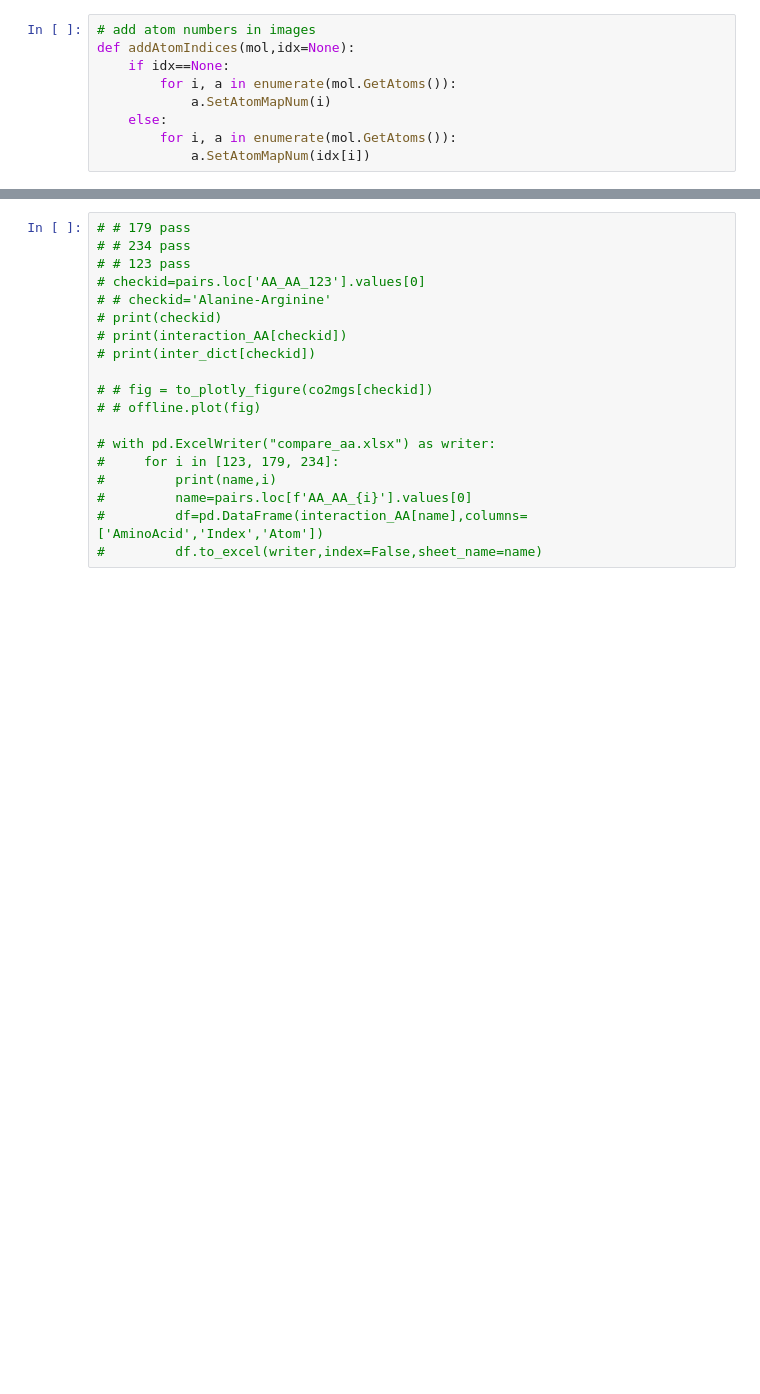
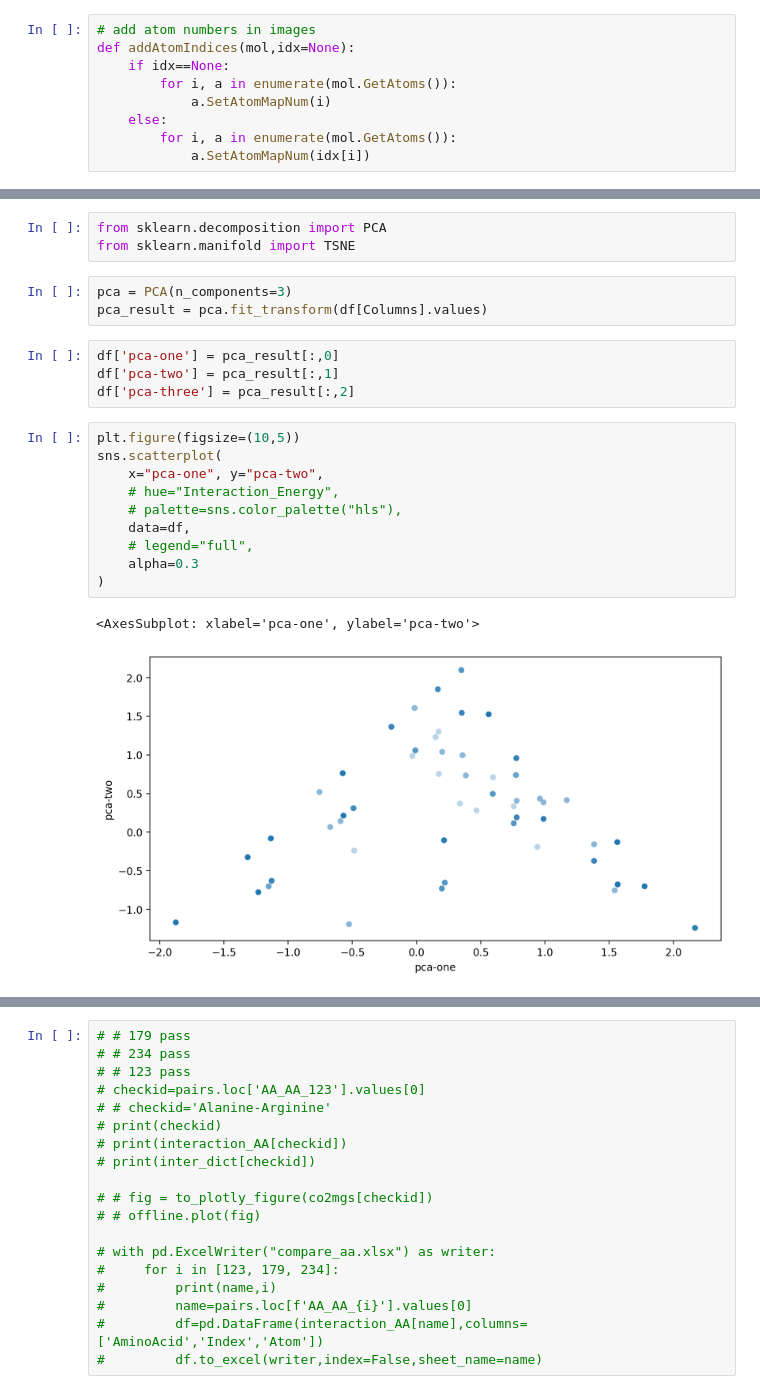
Before and after one commit to ChemRacer/dipeptide_co2, a Jupyter notebook: interaction_sites.ipynb, the cells around one changed output, grey strips where cells are left out. Saved outputs shown, nothing was run; the diff lists cells and outputs as text; blank space fills up the shorter version.

```diff
--- a/interaction_sites.ipynb
+++ b/interaction_sites.ipynb
@@ -542,0 +749,23 @@ inter_dict[scuffed[0]]
+# %%
+from sklearn.decomposition import PCA
+from sklearn.manifold import TSNE
+# %%
+pca = PCA(n_components=3)
+pca_result = pca.fit_transform(df[Columns].values)
+# %%
+df['pca-one'] = pca_result[:,0]
+df['pca-two'] = pca_result[:,1]
+df['pca-three'] = pca_result[:,2]
+# %%
+plt.figure(figsize=(10,5))
+sns.scatterplot(
+    x="pca-one", y="pca-two",
+    # hue="Interaction_Energy",
+    # palette=sns.color_palette("hls"),
+    data=df,
+    # legend="full",
+    alpha=0.3
+)
+# %% [output]
+<AxesSubplot: xlabel='pca-one', ylabel='pca-two'>
+[figure, added]
```
Also changed, not shown: parts of 32 cells of this notebook, 1 other file.
